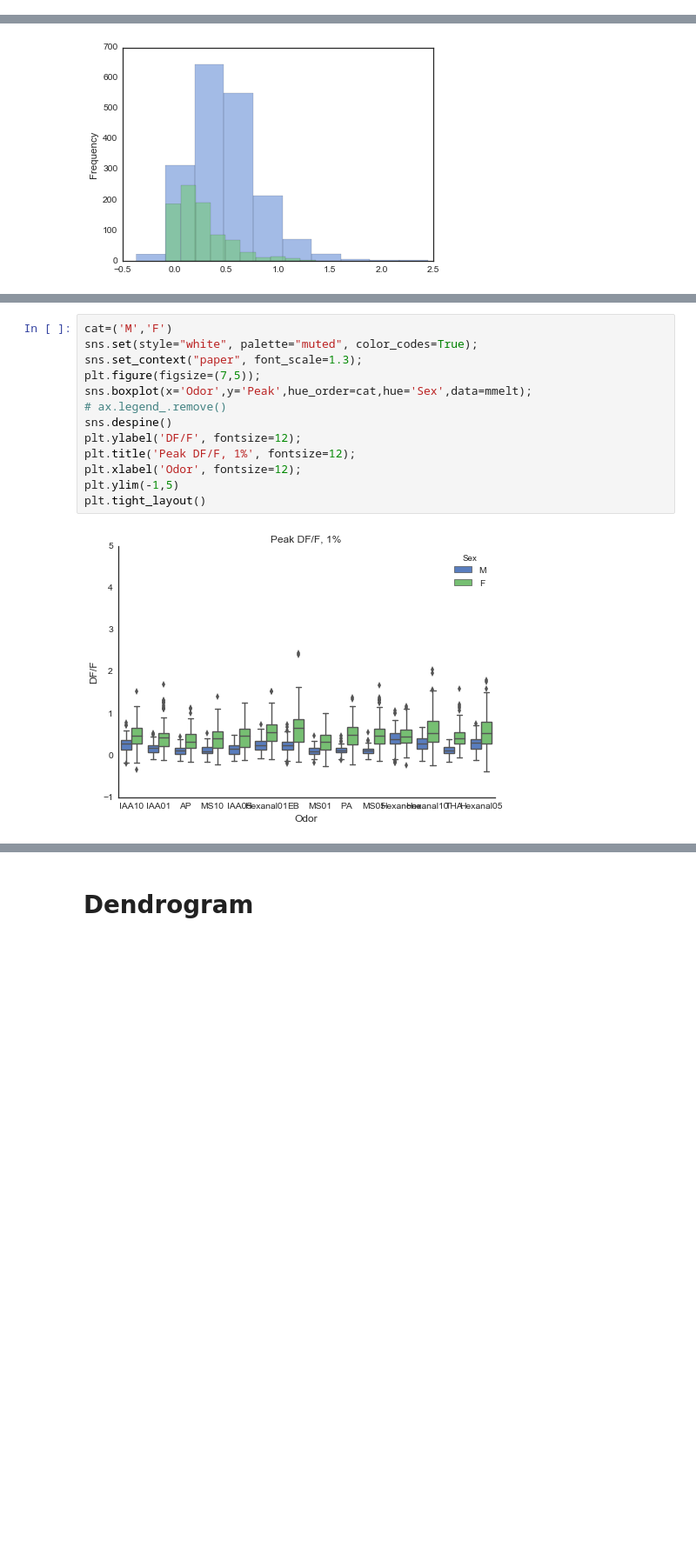
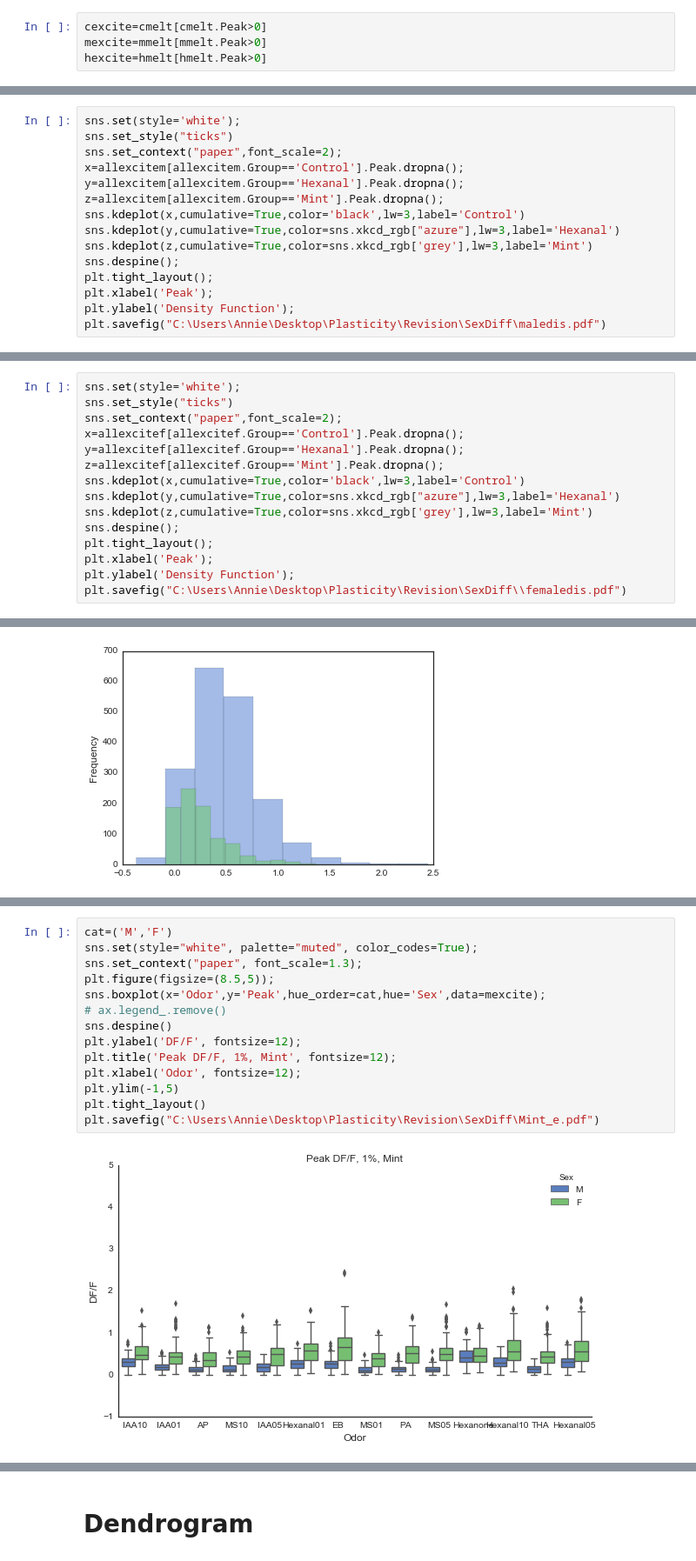
Before and after one commit to liu-annie/CaI, a Jupyter notebook: Revision_Analyses.ipynb, the cells around one changed output, grey strips where cells are left out. Shown at 87% size. Saved outputs shown, nothing was run; the diff lists cells and outputs as text; blank space fills up the shorter version.

```diff
--- a/Revision_Analyses.ipynb
+++ b/Revision_Analyses.ipynb
@@ -165,3 +156,7 @@ c.head()
 cmelt=pd.melt(c,('Group','Mouse','Sex'),var_name='Odor',value_name='Peak')
 mmelt=pd.melt(m,('Group','Mouse','Sex'),var_name='Odor',value_name='Peak')
 hmelt=pd.melt(h,('Group','Mouse','Sex'),var_name='Odor',value_name='Peak')
+# %%
+cexcite=cmelt[cmelt.Peak>0]
+mexcite=mmelt[mmelt.Peak>0]
+hexcite=hmelt[hmelt.Peak>0]
@@ -217,2 +217,17 @@ plt.savefig("C:\Users\Annie\Desktop\Plasticity\Revision\SexDiff\Hexanal.pdf")
 # %% [output]
 [figure]
+# %%
+sns.set(style='white');
+sns.set_style("ticks")
+sns.set_context("paper",font_scale=2);
+x=allexcitem[allexcitem.Group=='Control'].Peak.dropna();
+y=allexcitem[allexcitem.Group=='Hexanal'].Peak.dropna();
+z=allexcitem[allexcitem.Group=='Mint'].Peak.dropna();
+sns.kdeplot(x,cumulative=True,color='black',lw=3,label='Control')
+sns.kdeplot(y,cumulative=True,color=sns.xkcd_rgb["azure"],lw=3,label='Hexanal')
+sns.kdeplot(z,cumulative=True,color=sns.xkcd_rgb['grey'],lw=3,label='Mint')
+sns.despine();
+plt.tight_layout();
+plt.xlabel('Peak');
+plt.ylabel('Density Function');
+plt.savefig("C:\Users\Annie\Desktop\Plasticity\Revision\SexDiff\maledis.pdf")
@@ -218,0 +236,15 @@ plt.savefig("C:\Users\Annie\Desktop\Plasticity\Revision\SexDiff\Hexanal.pdf")
+# %%
+sns.set(style='white');
+sns.set_style("ticks")
+sns.set_context("paper",font_scale=2);
+x=allexcitef[allexcitef.Group=='Control'].Peak.dropna();
+y=allexcitef[allexcitef.Group=='Hexanal'].Peak.dropna();
+z=allexcitef[allexcitef.Group=='Mint'].Peak.dropna();
+sns.kdeplot(x,cumulative=True,color='black',lw=3,label='Control')
+sns.kdeplot(y,cumulative=True,color=sns.xkcd_rgb["azure"],lw=3,label='Hexanal')
+sns.kdeplot(z,cumulative=True,color=sns.xkcd_rgb['grey'],lw=3,label='Mint')
+sns.despine();
+plt.tight_layout();
+plt.xlabel('Peak');
+plt.ylabel('Density Function');
+plt.savefig("C:\Users\Annie\Desktop\Plasticity\Revision\SexDiff\\femaledis.pdf")
@@ -235,18 +267,19 @@ from scipy import
 # %%
 cat=('M','F')
 sns.set(style="white", palette="muted", color_codes=True);
 sns.set_context("paper", font_scale=1.3);
-plt.figure(figsize=(7,5));
-sns.boxplot(x='Odor',y='Peak',hue_order=cat,hue='Sex',data=mmelt);
+plt.figure(figsize=(8.5,5));
+sns.boxplot(x='Odor',y='Peak',hue_order=cat,hue='Sex',data=mexcite);
 # ax.legend_.remove()
 sns.despine()
 plt.ylabel('DF/F', fontsize=12);
-plt.title('Peak DF/F, 1%', fontsize=12);
+plt.title('Peak DF/F, 1%, Mint', fontsize=12);
 plt.xlabel('Odor', fontsize=12);
 plt.ylim(-1,5)
 plt.tight_layout()
+plt.savefig("C:\Users\Annie\Desktop\Plasticity\Revision\SexDiff\Mint_e.pdf")
 # %% [output]
-[figure, old version]
+[figure, new version]
 # %%
 at=('M','F')
 sns.set(style="white", palette="muted", color_codes=True);
```
Also changed, not shown: parts of 19 cells of this notebook.
